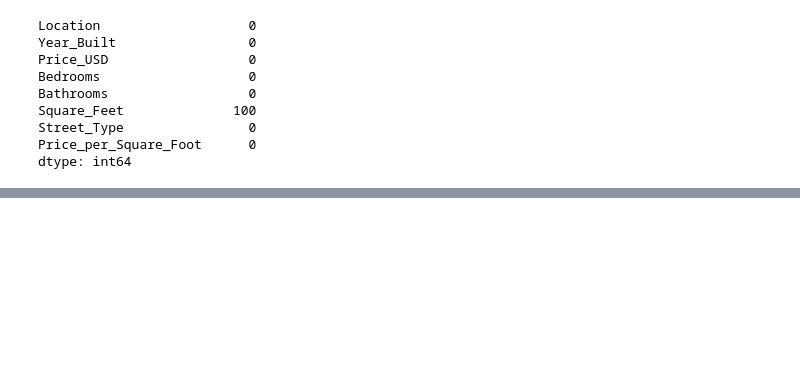
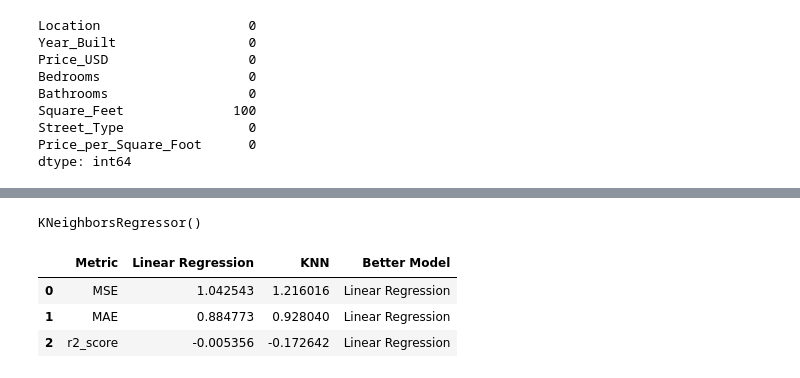
Before and after one commit to Ahmed2872003/MLProject, a Jupyter notebook: numerical_models.ipynb, the cells around one changed output, grey strips where cells are left out. Saved outputs shown, nothing was run; the diff lists cells and outputs as text; code cells hidden in the pictures; blank space fills up the shorter version.

```diff
--- a/numerical_models.ipynb
+++ b/numerical_models.ipynb
@@ -60 +87,52 @@ if not os.path.exists(new_csv_path):
+# %%
+from sklearn.metrics import mean_squared_error
+from sklearn.metrics import mean_absolute_error
+from sklearn.metrics import r2_score
+
+LRM_eval_info = {}
+
+
+LRM_eval_info["MSE"] = mean_squared_error(Y_test, LRM_Y_pred)
+LRM_eval_info["MAE"] = mean_absolute_error(Y_test, LRM_Y_pred)
+LRM_eval_info["r2_score"] = r2_score(Y_test, LRM_Y_pred)
+# %%
+# Logistic Regression
+from sklearn.neighbors import KNeighborsRegressor
+
+KNN = KNeighborsRegressor(n_neighbors=3, metric = 'minkowski', p = 2)
+
+KNN.fit(X_train, Y_train)
+# %% [output]
+KNeighborsRegressor()
+# %%
+KNN_Y_pred = KNN.predict(X_test)
+# %%
+KNN_eval_info = {}
+
+
+KNN_eval_info["MSE"] = mean_squared_error(Y_test, KNN_Y_pred)
+KNN_eval_info["MAE"] = mean_absolute_error(Y_test, KNN_Y_pred)
+KNN_eval_info["r2_score"] = r2_score(Y_test, KNN_Y_pred)
+# %%
+required_cols = ["MSE", "MAE", "r2_score"]
+
+LRM_row = [LRM_eval_info[key] for key in required_cols]
+
+KNN_row = [KNN_eval_info[key] for key in required_cols]
+
+cmp = ["Linear Regression" if abs(LRM_row[i]) < abs(KNN_row[i]) else "KNN" if abs(LRM_row[i]) > abs(KNN_row[i]) else "Both of them" for i in range(len(required_cols))]
+
+cmp_table = {
+    "Metric": ["MSE", "MAE", "r2_score"],
+    "Linear Regression": LRM_row,
+    "KNN": KNN_row,
+    "Better Model": cmp
+}
+
+pd.DataFrame(cmp_table)
+# %% [output]
+|  | Metric | Linear Regression | KNN | Better Model |
+| 0 | MSE | 1.042543 | 1.216016 | Linear Regression |
+| 1 | MAE | 0.884773 | 0.928040 | Linear Regression |
+| 2 | r2_score | -0.005356 | -0.172642 | Linear Regression |
 # %%
```
Also changed, not shown: parts of 7 cells of this notebook, 1 other file.
